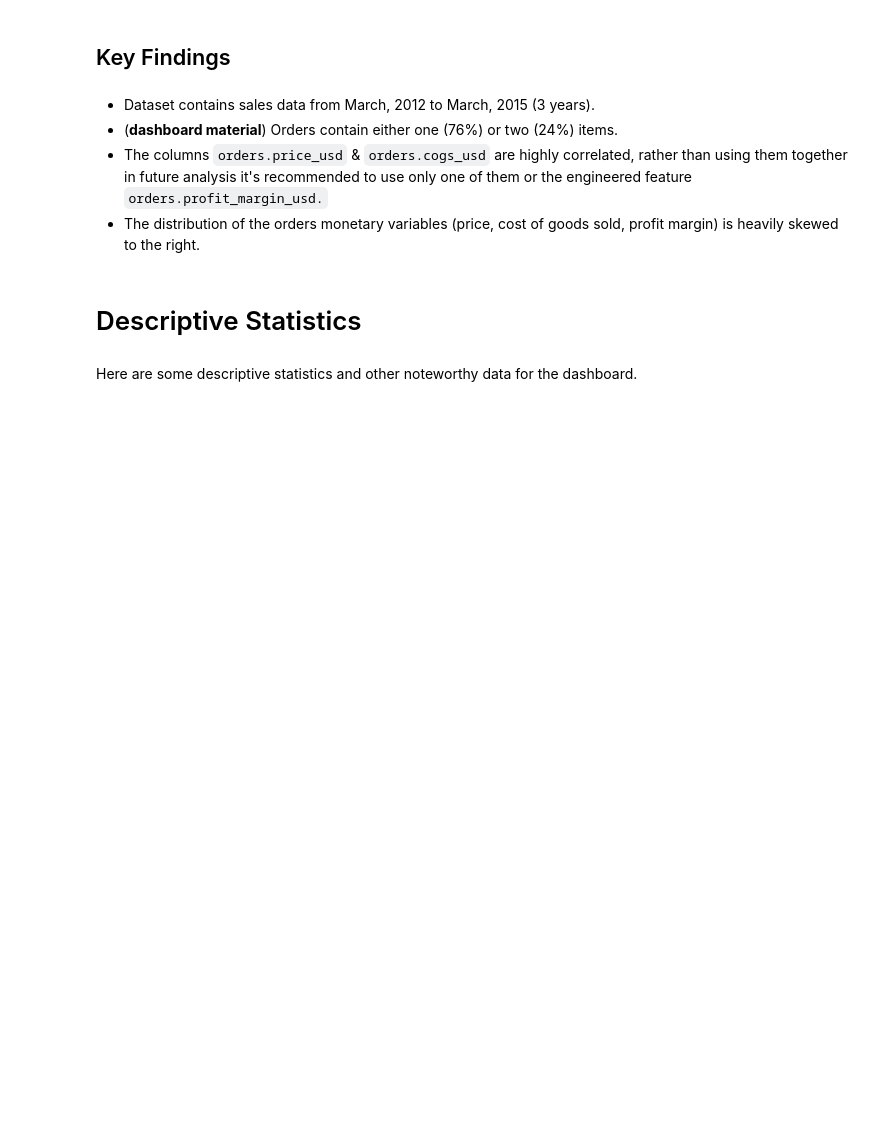
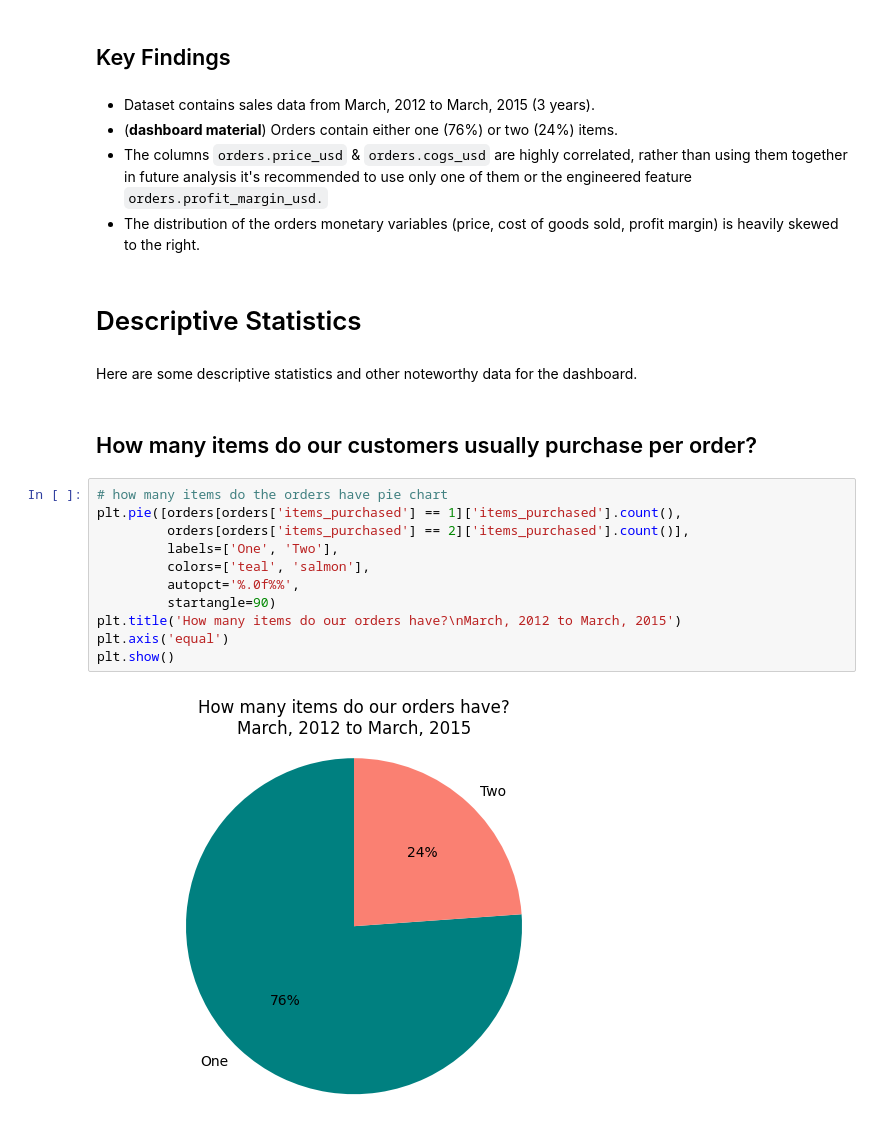
Before and after one commit to efrenchavez/2026_01_Toy_Store_E-Commerce, a Jupyter notebook: jupyter/eda.ipynb, the cells around one changed output. Cells and saved outputs as stored; diff of their text form; blank space fills up the shorter version.

```diff
--- a/jupyter/eda.ipynb
+++ b/jupyter/eda.ipynb
@@ -1057,3 +1063,18 @@ Higher: 3228 (9.99%)
 # Descriptive Statistics
 # %% [markdown]
 Here are some descriptive statistics and other noteworthy data for the dashboard.
+# %% [markdown]
+## How many items do our customers usually purchase per order?
+# %%
+# how many items do the orders have pie chart
+plt.pie([orders[orders['items_purchased'] == 1]['items_purchased'].count(),
+         orders[orders['items_purchased'] == 2]['items_purchased'].count()],
+         labels=['One', 'Two'],
+         colors=['teal', 'salmon'],
+         autopct='%.0f%%',
+         startangle=90)
+plt.title('How many items do our orders have?\nMarch, 2012 to March, 2015')
+plt.axis('equal')
+plt.show()
+# %% [output]
+[figure, added]
```
Also changed, not shown: parts of 6 cells of this notebook, 2 other files.
